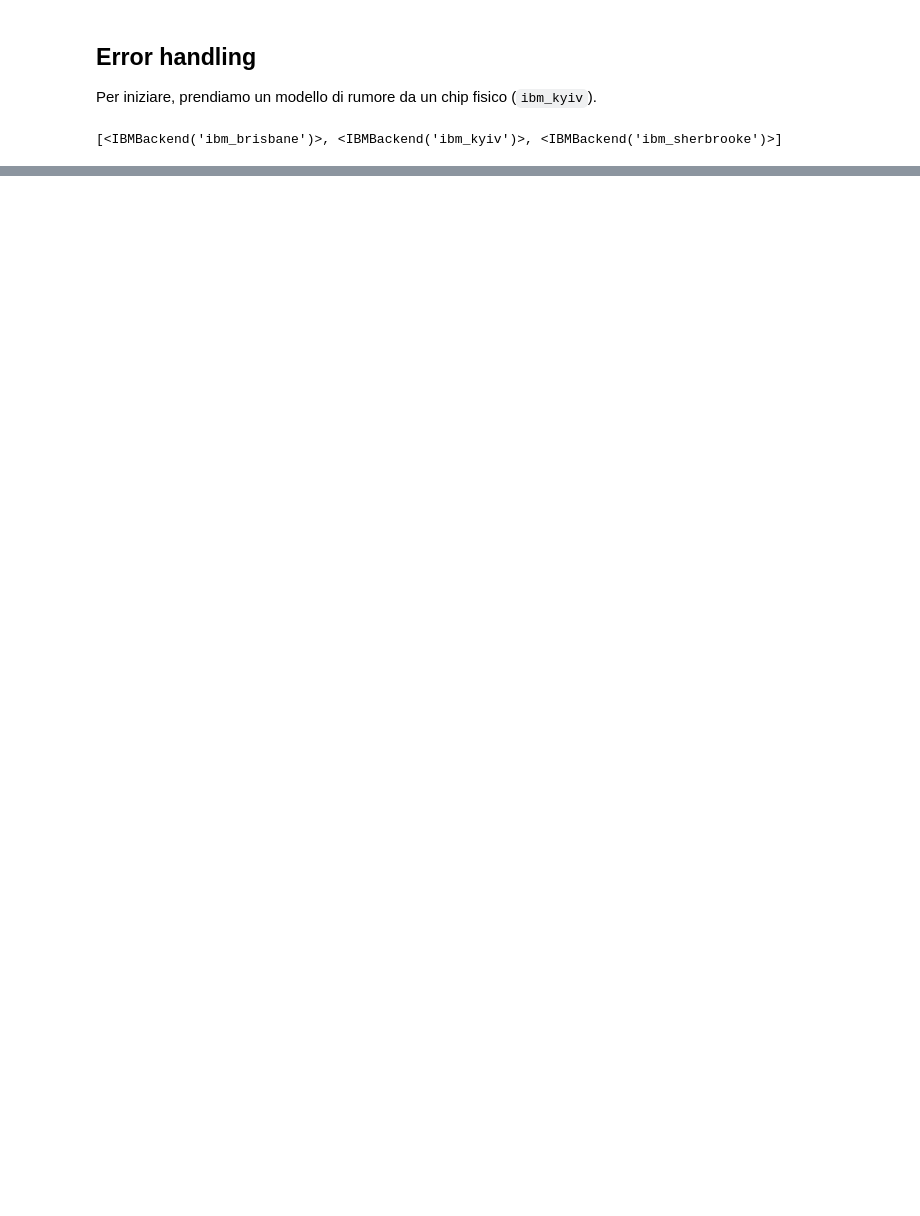
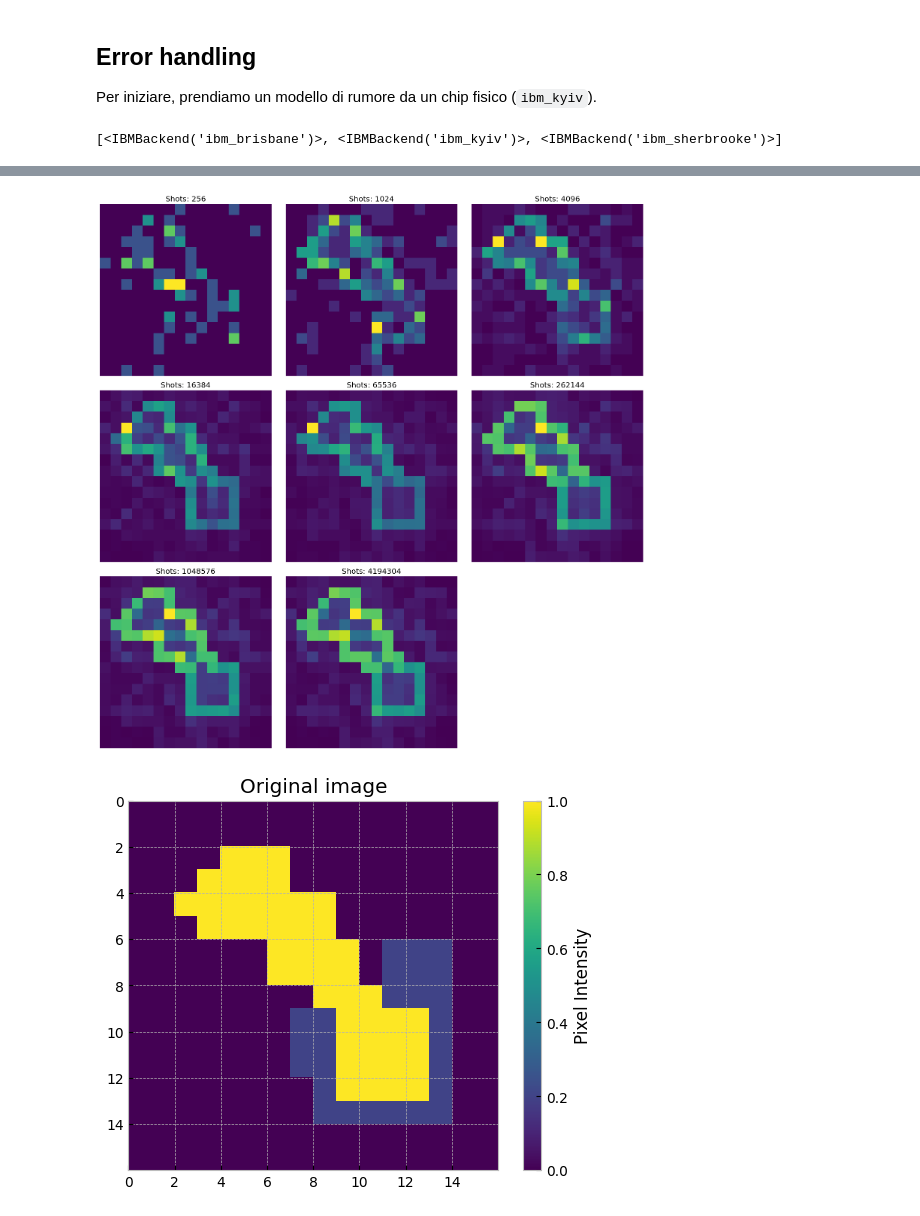
Before and after one commit to manueldiagostino/qc-progetto, a Jupyter notebook: src/progetto.ipynb, the cells around one changed output, grey strips where cells are left out. Saved outputs shown, nothing was run; the diff lists cells and outputs as text; code cells hidden in the pictures; blank space fills up the shorter version.

Commit message:
code: aggiunti plot per più shots

```diff
--- a/src/progetto.ipynb
+++ b/src/progetto.ipynb
@@ -271,24 +271,6 @@ display(qc_v.draw('mpl', fold=-1))
 # Combine both circuits into a single list
 # circ_list = [qc_h_t, qc_h_v]
 circ_list = [qc_h, qc_v]
-
-# Perform a noise simulation
-backend = AerSimulator(noise_model=noise_model,
-                       coupling_map=coupling_map,
-                       basis_gates=basis_gates)
-
-from qiskit.visualization import plot_histogram
-result = backend.run(circ_list, shots=2**16).result()
-print(result)
-
-counts_h = result.get_counts(qc_h)
-counts_v = result.get_counts(qc_v)
-
-print('Counts for Horizontal scan:')
-display(plot_histogram(counts_h))
-
-print('\n\nCounts for Vertical scan:')
-display(plot_histogram(counts_v))
 # %% [output]
 [figure]
 [figure]
@@ -345,0 +315,58 @@ plot_image(edge_detected_image, 'Edge Detected With Noise')
+# %%
+# edge_scan_h = np.array([
+#     1 if counts_h.get(f'{2*i+1:09b}', 0) > 75 else 0
+#     for i in range(2**data_qb)
+# ]).reshape(height, width)
+
+# edge_scan_v = np.array([
+#     1 if counts_v.get(f'{2*i+1:09b}', 0) > 75 else 0
+#     for i in range(2**data_qb)
+# ]).reshape(height, width).T
+
+
+import matplotlib.pyplot as plt
+
+# Calcolo e memorizzazione delle immagini edge_detected
+edge_detected_images = []
+for result_data in results_list:
+    shots = result_data['shots']
+    counts_h = result_data['counts_h']
+    counts_v = result_data['counts_v']
+
+    print(f'Processing results for {shots} shots...')
+
+    # Calcolare gli edge scan
+    edge_scan_h = np.array([counts_h.get(f'{2*i+1:09b}', 0) for i in range(2**data_qb)]).reshape(height, width)
+    edge_scan_v = np.array([counts_v.get(f'{2*i+1:09b}', 0) for i in range(2**data_qb)]).reshape(height, width).T
+
+    # Determinare l'immagine dei bordi
+    edge_detected_image = edge_scan_h | edge_scan_v
+    edge_detected_images.append((shots, edge_detected_image))
+
+# Creazione del grafico a griglia
+num_images = len(edge_detected_images)
+cols = 3  # Numero di colonne nella griglia
+rows = (num_images + cols - 1) // cols  # Calcolo del numero di righe necessario
+
+fig, axes = plt.subplots(rows, cols, figsize=(15, 5 * rows))  # Imposta la dimensione del grafico
+
+# Per assicurarsi che `axes` sia sempre un array bidimensionale
+axes = np.array(axes).reshape(rows, cols)
+
+# Popolare la griglia con le immagini
+for idx, (shots, edge_detected_image) in enumerate(edge_detected_images):
+    row, col = divmod(idx, cols)
+    ax = axes[row, col]
+    ax.imshow(edge_detected_image)  # Mostra l'immagine
+    ax.set_title(f'Shots: {shots}')
+    ax.axis('off')  # Rimuovi assi per un layout pulito
+
+# Rimuovere i riquadri vuoti (se presenti)
+for idx in range(num_images, rows * cols):
+    row, col = divmod(idx, cols)
+    axes[row, col].axis('off')
+
+plt.tight_layout()  # Migliora la spaziatura
+plt.show()
+plot_image(image, 'Original image')
+# %% [output]
@@ -345,0 +381,2 @@ plot_image(edge_detected_image, 'Edge Detected With Noise')
+[figure, added]
+[figure, added]
```
Also changed, not shown: parts of 7 cells of this notebook.
